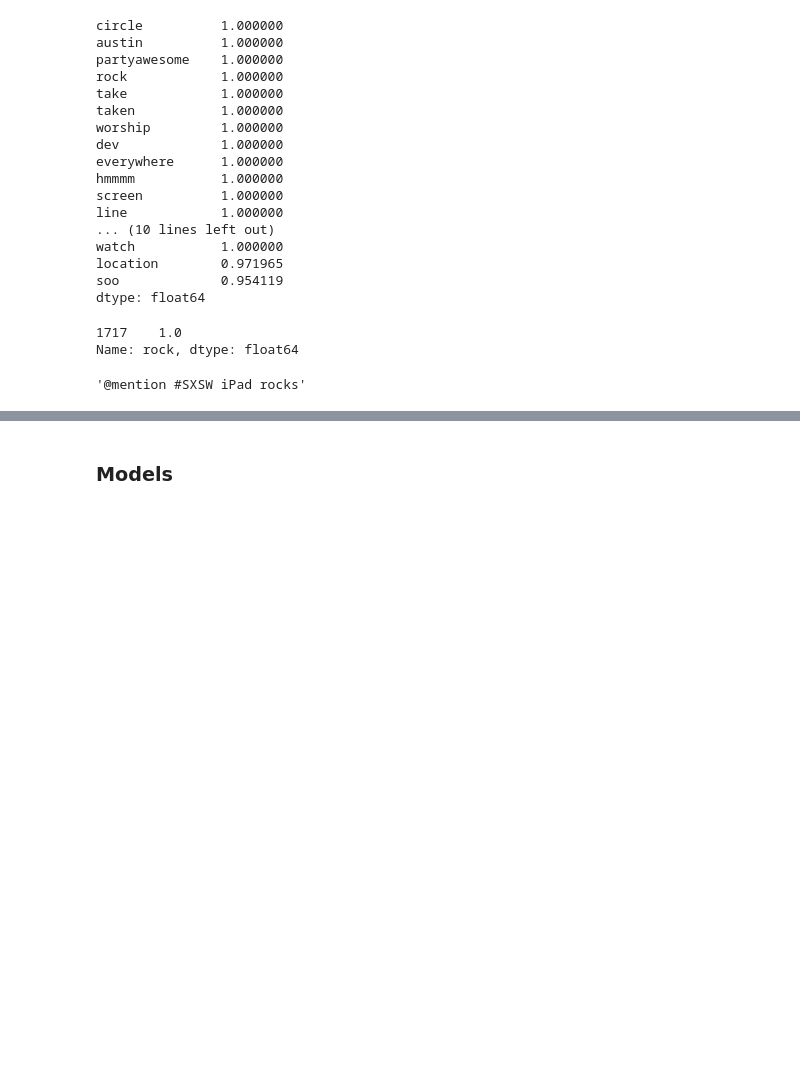
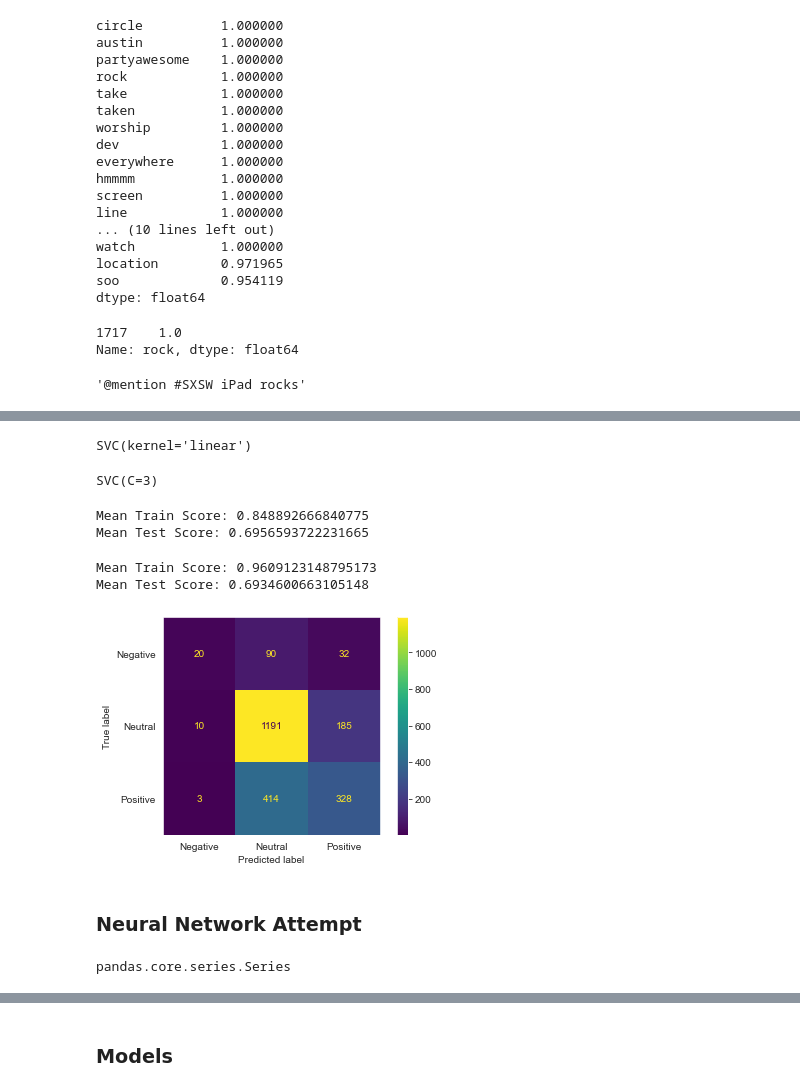
Before and after one commit to mmceld2/NLP-Analysis, a Jupyter notebook: dillon_cleaner_nb.ipynb, the cells around one changed output, grey strips where cells are left out. Saved outputs shown, nothing was run; the diff lists cells and outputs as text; code cells hidden in the pictures; blank space fills up the shorter version.

```diff
--- a/dillon_cleaner_nb.ipynb
+++ b/dillon_cleaner_nb.ipynb
@@ -931,0 +841,27 @@ AttributeError: 'Series' object has no attribute 'toarray'
+# %%
+svc.fit(tfidf_x_tr, y_train)
+# %% [output]
+SVC(kernel='linear')
+# %%
+svc2.fit(tfidf_x_tr, y_train)
+# %% [output]
+SVC(C=3)
+# %%
+cvsvc = cross_validate(svc, tfidf_x_tr, y_train, return_train_score=True)
+mean_scores(cvsvc)
+# %% [output]
+Mean Train Score: 0.848892666840775
+Mean Test Score: 0.6956593722231665
+# %%
+cvsvc2 = cross_validate(svc2, tfidf_x_tr, y_train, return_train_score=True)
+mean_scores(cvsvc2)
+# %% [output]
+Mean Train Score: 0.9609123148795173
+Mean Test Score: 0.6934600663105148
+# %%
+plot_confusion_matrix(svc, tfidf_x_ts, y_test, display_labels = ['Negative', 'Neutral', 'Positive'])
+plt.grid(False)
+# %% [output]
+[figure, added]
+# %% [markdown]
+### Neural Network Attempt
@@ -931,0 +881,4 @@ AttributeError: 'Series' object has no attribute 'toarray'
+# %%
+type(x_nn)
+# %% [output]
+pandas.core.series.Series
```
Also changed, not shown: parts of 81 cells of this notebook.
